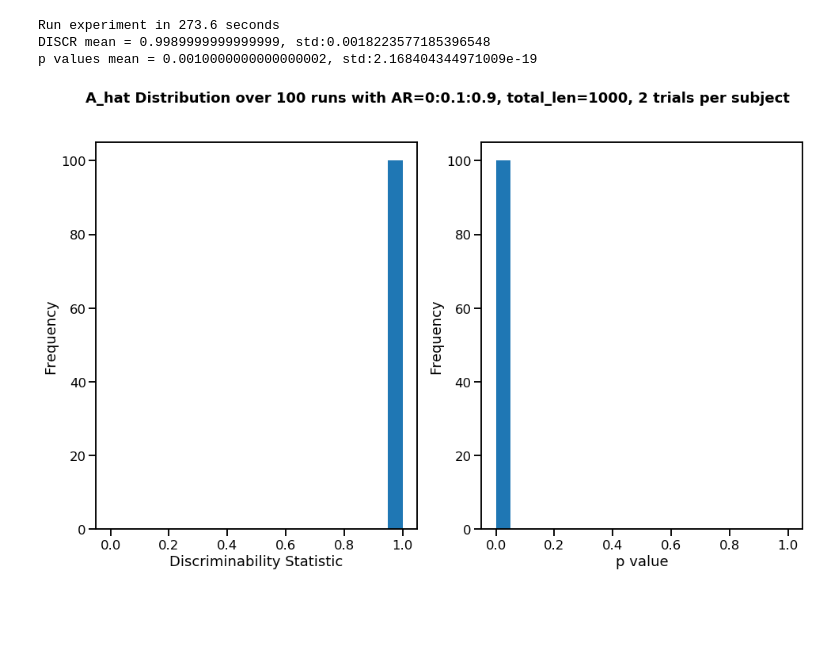
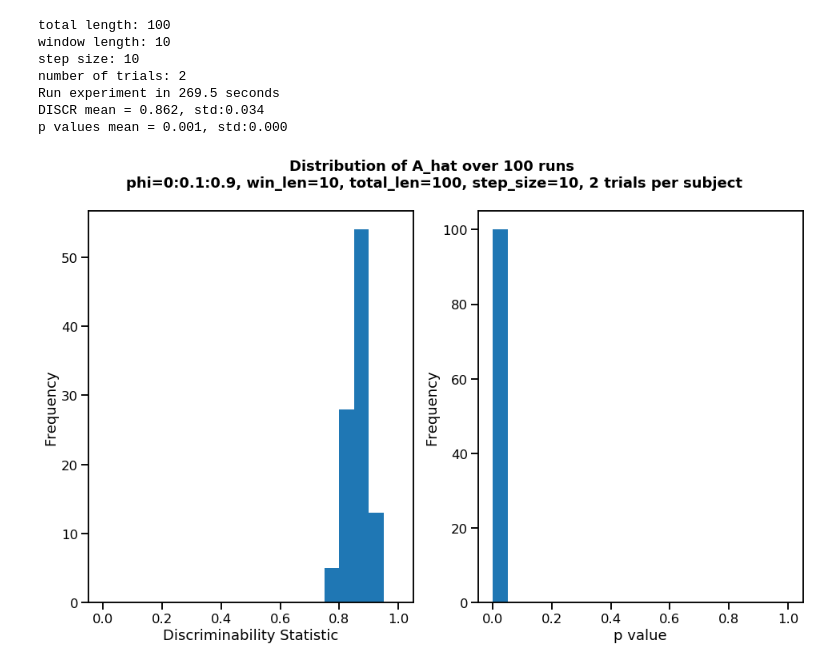
Before and after one commit to neurodata/dos_and_donts, a Jupyter notebook: experiments/experiment_11/Dynamic_connectome_A_hat.ipynb, the cells around one changed output. Saved outputs shown, nothing was run; the diff lists cells and outputs as text; code cells hidden in the pictures; blank space fills up the shorter version.

```diff
--- a/experiments/experiment_11/Dynamic_connectome_A_hat.ipynb
+++ b/experiments/experiment_11/Dynamic_connectome_A_hat.ipynb
@@ -17,15 +17,16 @@ def sample_data(subjects=10, trials=2, nodes=10, win_length=10, total_length=100
     time_steps = len(times)
     for j in range(subjects):
         # phi = 0.5
-        phi = 0.1 * j  # A=0:0.1:0.9
-        A = np.ones(10) * phi  # MAR(1) coefficient matrix
+        phi = 0.1 * j  # phi=0:0.1:0.9
+        # A = np.diag(np.ones(nodes))*phi - 0.1*np.ones([nodes, nodes]) # MAR(1) coefficient matrix
+        A = np.diag(np.ones(nodes)) * phi - 0.1 * np.diag(np.ones(nodes - 1), k=-1)  # MAR(1) sparse coefficient matrix
         for s in range(trials):
             # Simulate time series for each trial
             X = np.zeros((nodes, total_length))
             X[:,0] = np.random.normal(size=nodes)
             for i in range(np.size(X, 1) - 1):
                 epsilon = np.random.normal(size=nodes)
-                X[:, i + 1] = A * X[:, i] + epsilon
+                X[:, i + 1] = A.dot(X[:, i]) + epsilon
 
             # Estimate A matrix with linear regression
             reg = LinearRegression().fit(X[:, :-1].transpose(), X[:, 1:].transpose())
@@ -38,47 +39,56 @@ def sample_data(subjects=10, trials=2, nodes=10, win_length=10, total_length=100
 
     return measurements, labels
 
-def run_exp(seed):
-    x, y = sample_data(seed=seed, total_length=1000, trials=2)
+def run_exp(seed=None, win_length=10, total_length=100, step_size=10, trials=2):
+    x, y = sample_data(seed=seed, win_length=win_length, total_length=total_length, step_size=step_size, trials=trials)
     stats, p = DiscrimOneSample().test(x, y)
 
     return stats, p
 
 
 def main():
+    total_length = int(input("total length: "))
+    win_length = int(input("window length: "))
+    step_size = int(input("step size: "))
+    trials = int(input("number of trials: "))
     par = Parallel(n_jobs=8, verbose=0)
     np.random.seed(8888)
     n_sims = 100
     seeds = np.random.randint(1e8, size=n_sims)
 
     tic = time.perf_counter()
-    res = par(delayed(run_exp)(seed) for seed in seeds)
+    res = par(delayed(run_exp)(seed=seed, win_length=win_length, total_length=total_length, step_size=step_size, trials=trials) for seed in seeds)
     toc = time.perf_counter()
     print(f"Run experiment in {toc - tic:.1f} seconds")
     p_values = np.asarray(res)[:, 1]
     discr_stats = np.asarray(res)[:, 0]
-    print(f"DISCR mean = {np.mean(discr_stats)}, std:{np.std(discr_stats)}")
-    print(f"p values mean = {np.mean(p_values)}, std:{np.std(p_values)}")
+    print(f"DISCR mean = {np.mean(discr_stats):.3f}, std:{np.std(discr_stats):.3f}")
+    print(f"p values mean = {np.mean(p_values):.3f}, std:{np.std(p_values):.3f}")
 
     with sns.plotting_context('talk'):
         fig, axes = plt.subplots(1, 2, figsize=(16, 9))
-        fig.suptitle(f'A_hat Distribution over {n_sims} runs with '
-                     f'AR=0:0.1:0.9, total_len=1000, 2 trials per subject',
+        fig.suptitle(f'Distribution of A_hat over {n_sims} runs \n'
+                     f'phi=0:0.1:0.9, win_len={win_length}, total_len={total_length}, '
+                     f'step_size={step_size}, {trials} trials per subject',
                      fontsize=18, fontweight='bold')
 
         axes[0].hist(discr_stats, np.arange(0, 1.05, 0.05))
         axes[0].set_xlabel("Discriminability Statistic")
         axes[0].set_ylabel("Frequency")
 
         axes[1].hist(p_values, np.arange(0, 1.05, 0.05))
         axes[1].set_xlabel("p value")
         axes[1].set_ylabel("Frequency")
 
 
 if __name__ == "__main__":
     main()
 # %% [output]
-Run experiment in 273.6 seconds
-DISCR mean = 0.9989999999999999, std:0.0018223577185396548
-p values mean = 0.0010000000000000002, std:2.168404344971009e-19
+total length: 100
+window length: 10
+step size: 10
+number of trials: 2
+Run experiment in 269.5 seconds
+DISCR mean = 0.862, std:0.034
+p values mean = 0.001, std:0.000
-[figure, old version]
+[figure, new version]
```
Also changed, not shown: 1 other file.
